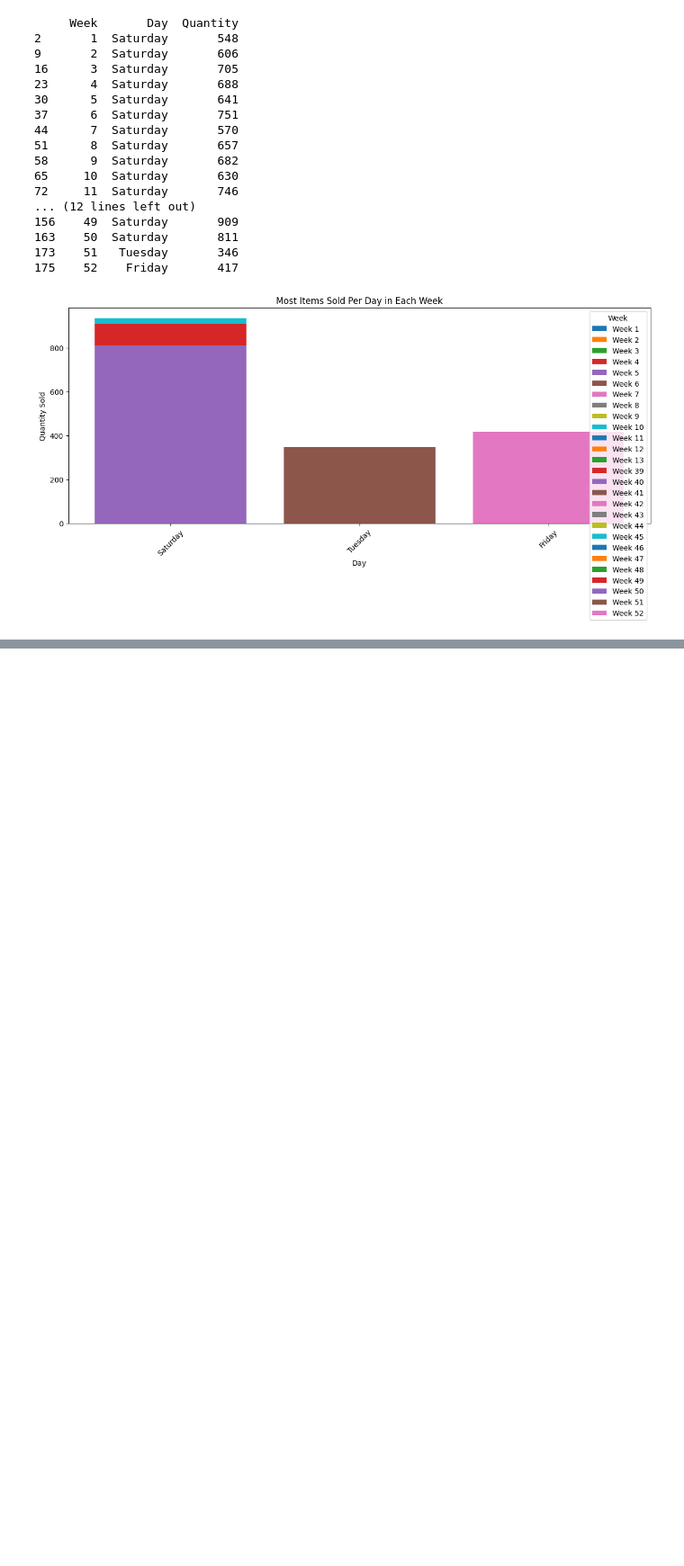
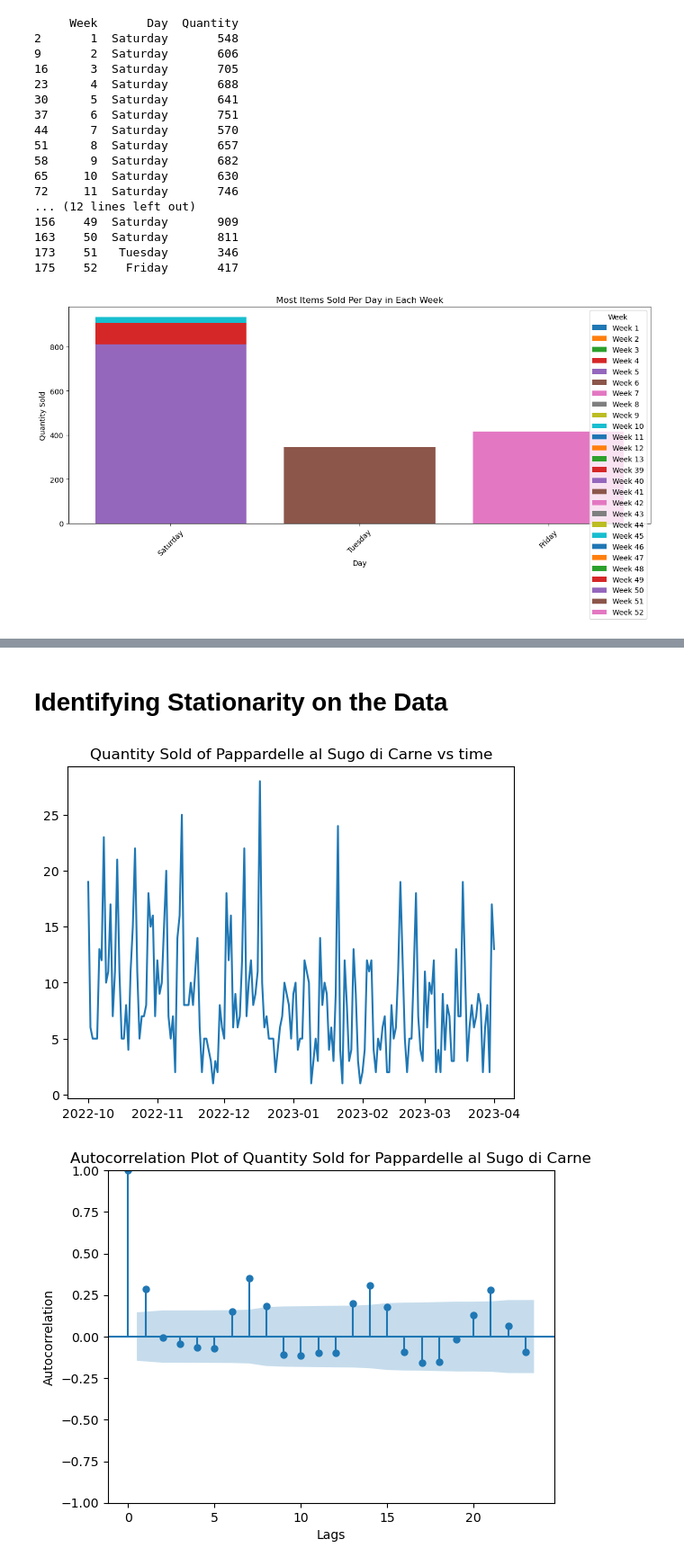
Before and after one commit to evaristo-va/restaurants-project, a Jupyter notebook: Final-project-restaurants_new.ipynb, the cells around one changed output, grey strips where cells are left out. Shown at 90% size. Drawn from its saved outputs; the diff is of its cells as text; code cells hidden in the pictures; blank space fills up the shorter version.

```diff
--- a/Final-project-restaurants_new.ipynb
+++ b/Final-project-restaurants_new.ipynb
@@ -292,0 +270,36 @@ merged_df.head(100)
+# %% [markdown]
+# Identifying Stationarity on the Data
+# %%
+from statsmodels.tsa.stattools import adfuller
+
+def adf_test(series, significance_level=0.05):
+    result = adfuller(series)
+    p_value = result[1]
+    return p_value < significance_level
+
+stationary_data=[]
+non_stationary_data=[]
+excluded_data=[]
+
+for category in categories:
+    if len(df_daily_dict[category]) > 10:
+        result=adf_test(df_daily_dict[category]['Price'])
+        if result==True:
+            stationary_data.append(category)
+        else:
+            non_stationary_data.append(category)
+    else:
+        excluded_data.append(category)
+
+
+plt.title(f'Quantity Sold of {non_stationary_data[0]} vs time')
+plt.plot(df_daily_dict[non_stationary_data[0]]['Date'],df_daily_dict[non_stationary_data[0]]['Quantity'])
+plot_acf(df_daily_dict[non_stationary_data[0]]['Quantity'])
+plt.title(f'Autocorrelation Plot of Quantity Sold for {non_stationary_data[0]}')
+plt.xlabel('Lags')
+plt.ylabel('Autocorrelation')
+plt.show()
+plt.show()
+# %% [output]
+[figure, added]
+[figure, added]
```
Also changed, not shown: parts of 6 cells of this notebook.
